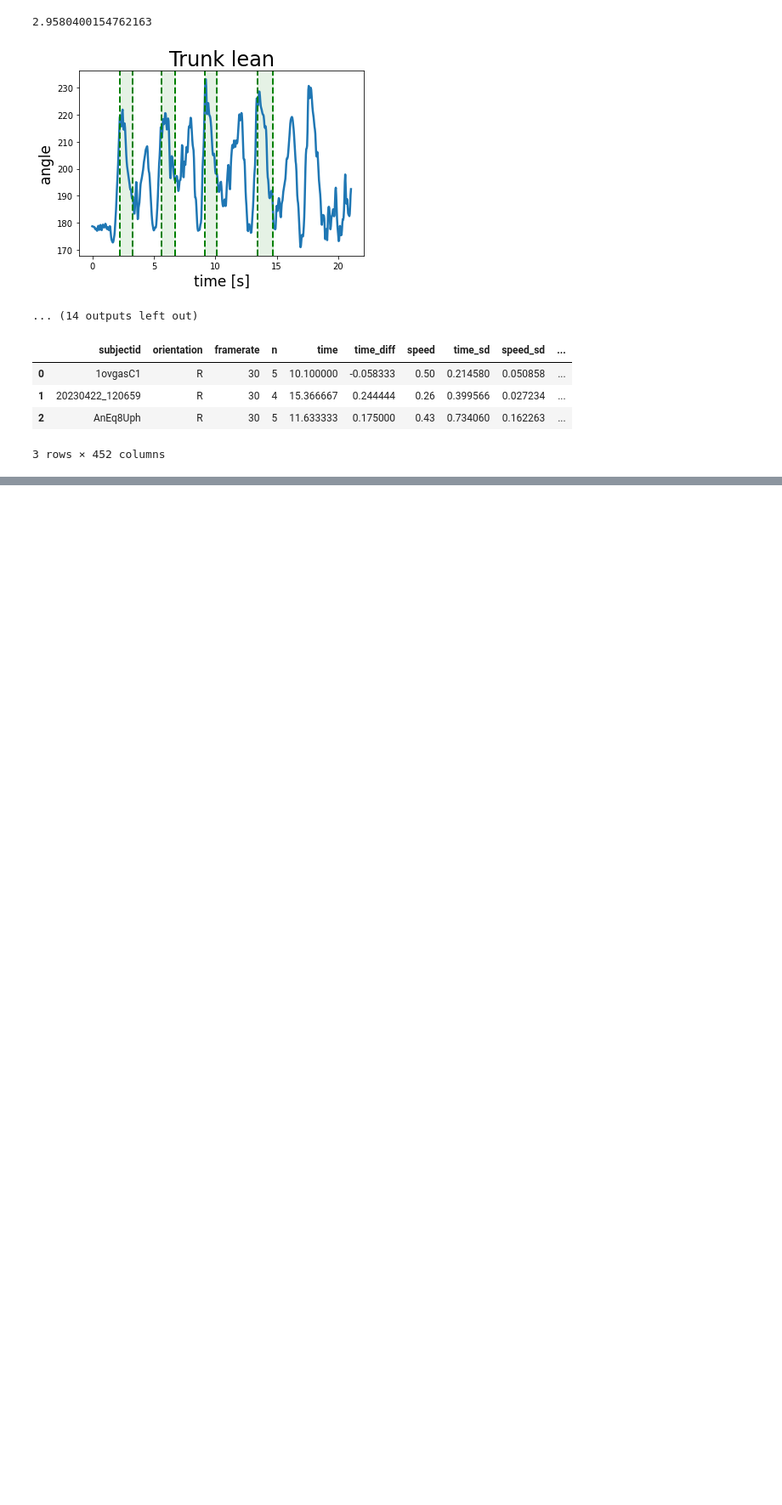
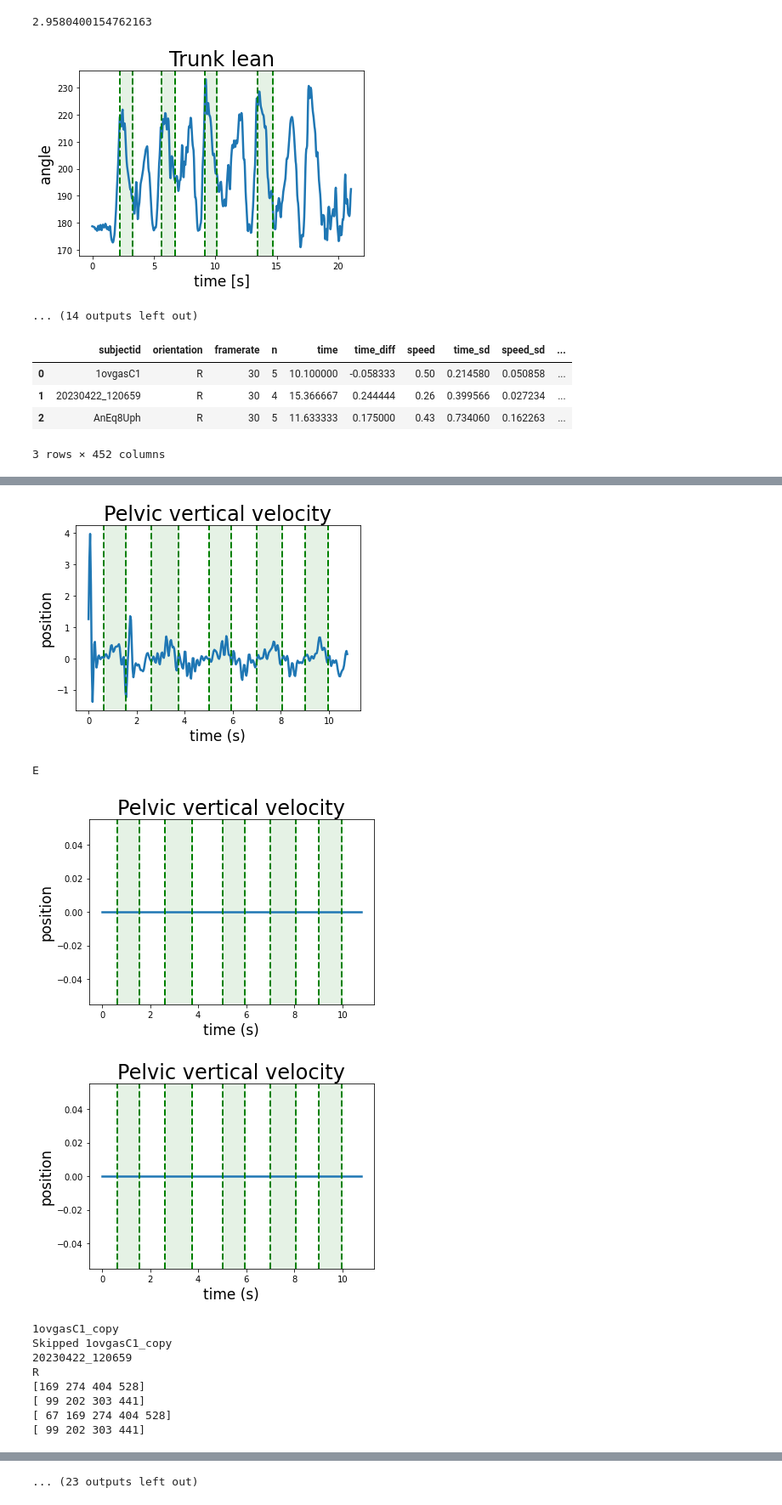
Before and after one commit to amandaliusa/cs231n, a Jupyter notebook: analysis/GetMetricsPoseformer.ipynb, the cells around one changed output, grey strips where cells are left out. Shown at 85% size. Drawn from its saved outputs; the diff is of its cells as text; code cells hidden in the pictures; blank space fills up the shorter version.

```diff
--- a/analysis/GetMetricsPoseformer.ipynb
+++ b/analysis/GetMetricsPoseformer.ipynb
@@ -144,7 +144,7 @@ for subjectid in subjects:
             reshaped_res[:,mask_x] = res[:,:,0]
             reshaped_res[:,mask_y] = res[:,:,1]
 
-            results = process_subject_poseformer(subjectid, reshaped_res, framerate=30, show_plots=True)
+            results = process_subject_poseformer(subjectid, reshaped_res, res3d=None, framerate=30, show_plots=True)
             all_res.append(results)
     except Exception as e:
         traceback.print_exc()
@@ -199,0 +292,32 @@ res_df.to_csv("{}/results/results-poseformer-20230604.csv".format(homedir))
+# %%
+skipped = []
+all_res = []
+
+# Convert frames to a numpy array
+for subjectid in subjects:
+    print(subjectid)
+    try:
+        if (subjectid != "kunkun" and os.path.isdir("{}/pretrained_models/poseformer/{}".format(homedir, subjectid))):
+            processed_npz_path_2d="{}/pretrained_models/poseformer/{}/input_2D/".format(homedir, subjectid)
+            res2d = np.load("{}/keypoints.npz".format(processed_npz_path_2d))['reconstruction']
+            res2d = np.reshape(res2d, (res2d.shape[1], res2d.shape[2], res2d.shape[3]))
+
+            reshaped_res_2d = np.ones((res2d.shape[0], num_joints * 3))
+            mask_x = [i for i in range(0, num_joints*3, 3)]
+            mask_y = [i+1 for i in range(0, num_joints*3, 3)]
+            reshaped_res_2d[:,mask_x] = res2d[:,:,0]
+            reshaped_res_2d[:,mask_y] = res2d[:,:,1]
+
+            processed_npy_path_3d="{}/pretrained_models/poseformer/{}/".format(homedir, subjectid)
+            res3d = np.load("{}/3d_output.npy".format(processed_npy_path_3d))
+
+            results = process_subject_poseformer(subjectid, reshaped_res_2d, res3d, framerate=30, show_plots=True)
+            all_res.append(results)
+    except Exception as e:
+        traceback.print_exc()
+        skipped.append(subjectid)
+        print("Skipped " + subjectid)
+        continue
+
+print(skipped)
+# %% [output]
@@ -199,0 +335,12 @@ res_df.to_csv("{}/results/results-poseformer-20230604.csv".format(homedir))
+[figure, added]
+E
+[figure, added]
+[figure, added]
+1ovgasC1_copy
+Skipped 1ovgasC1_copy
+20230422_120659
+R
+[169 274 404 528]
+[ 99 202 303 441]
+[ 67 169 274 404 528]
+[ 99 202 303 441]
@@ -199,0 +353 @@ res_df.to_csv("{}/results/results-poseformer-20230604.csv".format(homedir))
+... (23 outputs left out)
```
Also changed, not shown: parts of 16 cells of this notebook, 4 other files.
